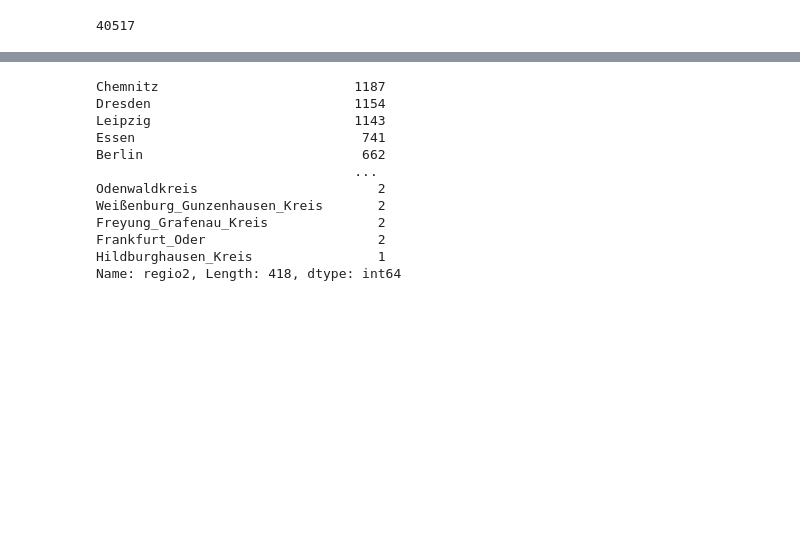
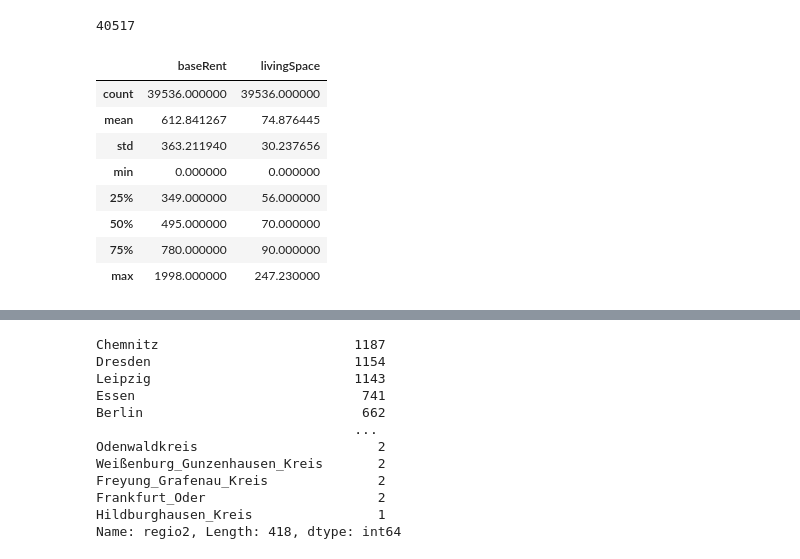
Before and after one commit to pouyazhd/TalentMind1, a Jupyter notebook: TalentMind1.ipynb, the cells around one changed output, grey strips where cells are left out. Saved outputs shown, nothing was run; the diff lists cells and outputs as text; code cells hidden in the pictures; blank space fills up the shorter version.

```diff
--- a/TalentMind1.ipynb
+++ b/TalentMind1.ipynb
@@ -619,0 +658,12 @@ null_total_rents = dataset[dataset["totalRent"].isna()]
+# %%
+other_info.describe()
+# %% [output]
+|  | baseRent | livingSpace |
+| count | 39536.000000 | 39536.000000 |
+| mean | 612.841267 | 74.876445 |
+| std | 363.211940 | 30.237656 |
+| min | 0.000000 | 0.000000 |
+| 25% | 349.000000 | 56.000000 |
+| 50% | 495.000000 | 70.000000 |
+| 75% | 780.000000 | 90.000000 |
+| max | 1998.000000 | 247.230000 |
```
Also changed, not shown: parts of 22 cells of this notebook.
